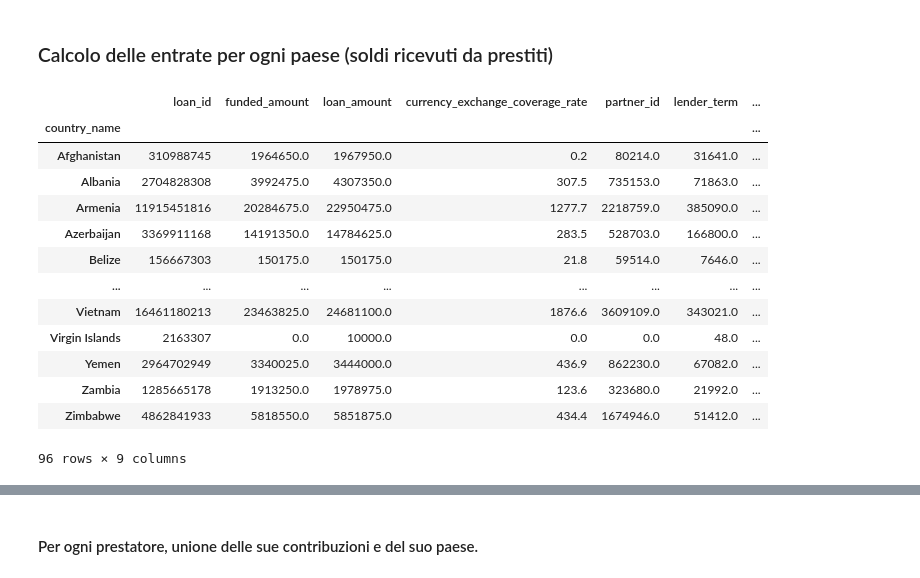
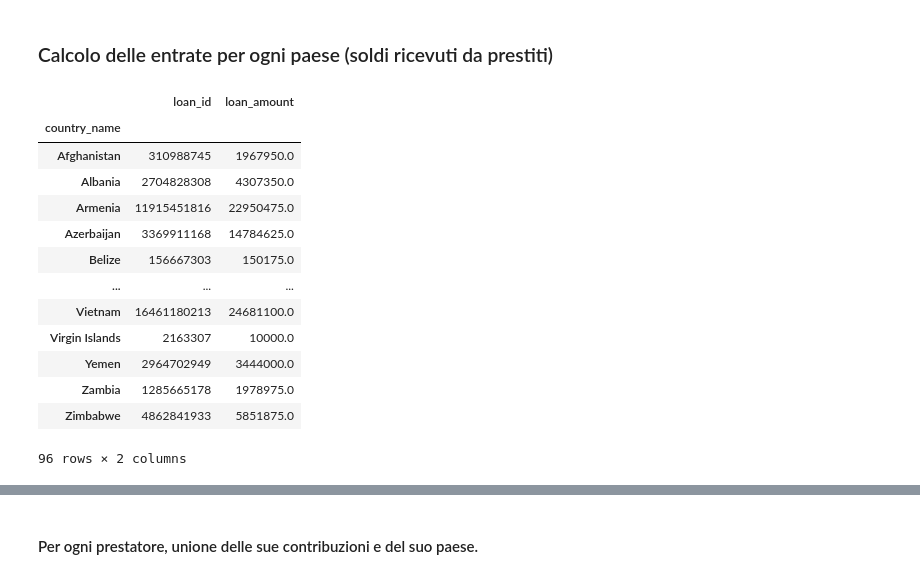
Before and after one commit to msartori10/Computer_Science, a Jupyter notebook: Exam.ipynb, the cells around one changed output, grey strips where cells are left out. Cells and saved outputs as stored; diff of their text form; code cells hidden in the pictures.

```diff
--- a/Exam.ipynb
+++ b/Exam.ipynb
@@ -549,22 +585,22 @@ Series([], Name: country_name, dtype: object)
 ### Calcolo delle entrate per ogni paese (soldi ricevuti da prestiti)
 # %%
 earnings_by_country_name = loans.groupby('country_name').sum()
-earnings_by_country_name
+earnings_by_country_name[['loan_id','loan_amount']] #Loan_id non serve, ma deve essere un dataframe (per il merge)
 # %% [output]
-|  | loan_id | funded_amount | loan_amount | currency_exchange_coverage_rate | partner_id | lender_term | ... |
-| country_name |  |  |  |  |  |  | ... |
-| Afghanistan | 310988745 | 1964650.0 | 1967950.0 | 0.2 | 80214.0 | 31641.0 | ... |
-| Albania | 2704828308 | 3992475.0 | 4307350.0 | 307.5 | 735153.0 | 71863.0 | ... |
-| Armenia | 11915451816 | 20284675.0 | 22950475.0 | 1277.7 | 2218759.0 | 385090.0 | ... |
-| Azerbaijan | 3369911168 | 14191350.0 | 14784625.0 | 283.5 | 528703.0 | 166800.0 | ... |
-| Belize | 156667303 | 150175.0 | 150175.0 | 21.8 | 59514.0 | 7646.0 | ... |
-| ... | ... | ... | ... | ... | ... | ... | ... |
-| Vietnam | 16461180213 | 23463825.0 | 24681100.0 | 1876.6 | 3609109.0 | 343021.0 | ... |
-| Virgin Islands | 2163307 | 0.0 | 10000.0 | 0.0 | 0.0 | 48.0 | ... |
-| Yemen | 2964702949 | 3340025.0 | 3444000.0 | 436.9 | 862230.0 | 67082.0 | ... |
-| Zambia | 1285665178 | 1913250.0 | 1978975.0 | 123.6 | 323680.0 | 21992.0 | ... |
-| Zimbabwe | 4862841933 | 5818550.0 | 5851875.0 | 434.4 | 1674946.0 | 51412.0 | ... |
+|  | loan_id | loan_amount |
+| country_name |  |  |
+| Afghanistan | 310988745 | 1967950.0 |
+| Albania | 2704828308 | 4307350.0 |
+| Armenia | 11915451816 | 22950475.0 |
+| Azerbaijan | 3369911168 | 14784625.0 |
+| Belize | 156667303 | 150175.0 |
+| ... | ... | ... |
+| Vietnam | 16461180213 | 24681100.0 |
+| Virgin Islands | 2163307 | 10000.0 |
+| Yemen | 2964702949 | 3444000.0 |
+| Zambia | 1285665178 | 1978975.0 |
+| Zimbabwe | 4862841933 | 5851875.0 |
-96 rows × 9 columns
+96 rows × 2 columns
 # %% [markdown]
 ### Calcolo delle uscite per ogni paese (soldi dati come prestiti)
 
```
Also changed, not shown: parts of 67 cells of this notebook.
